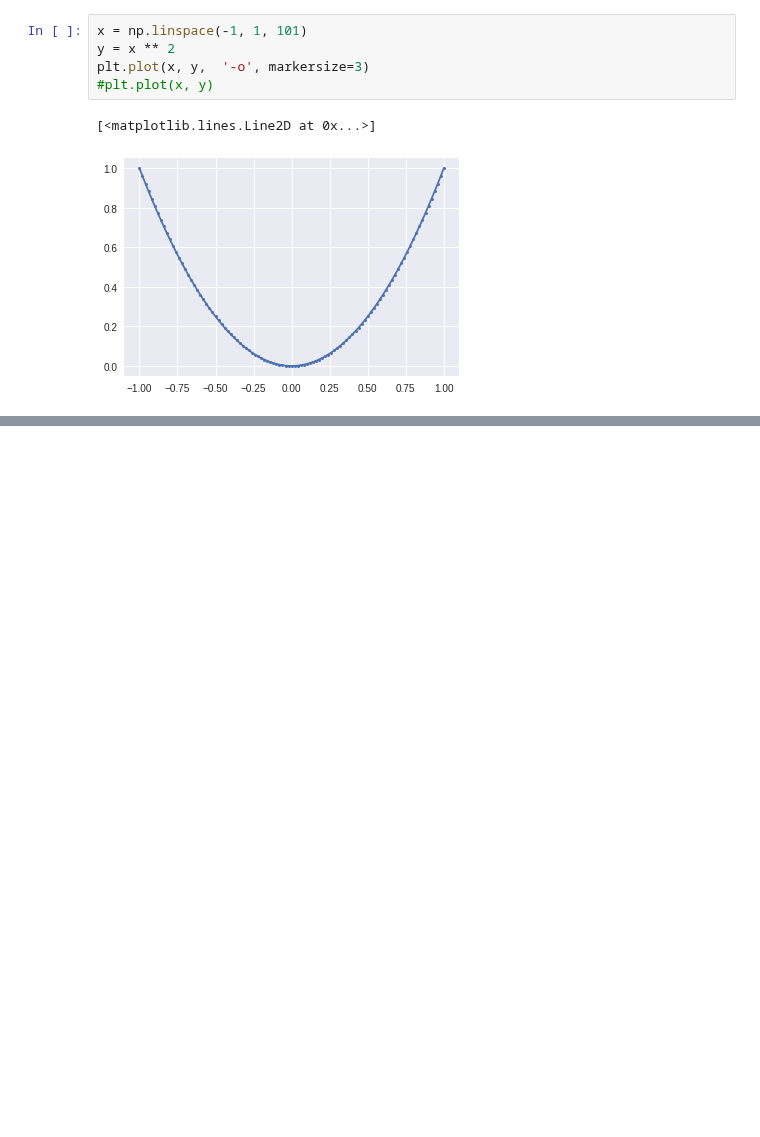
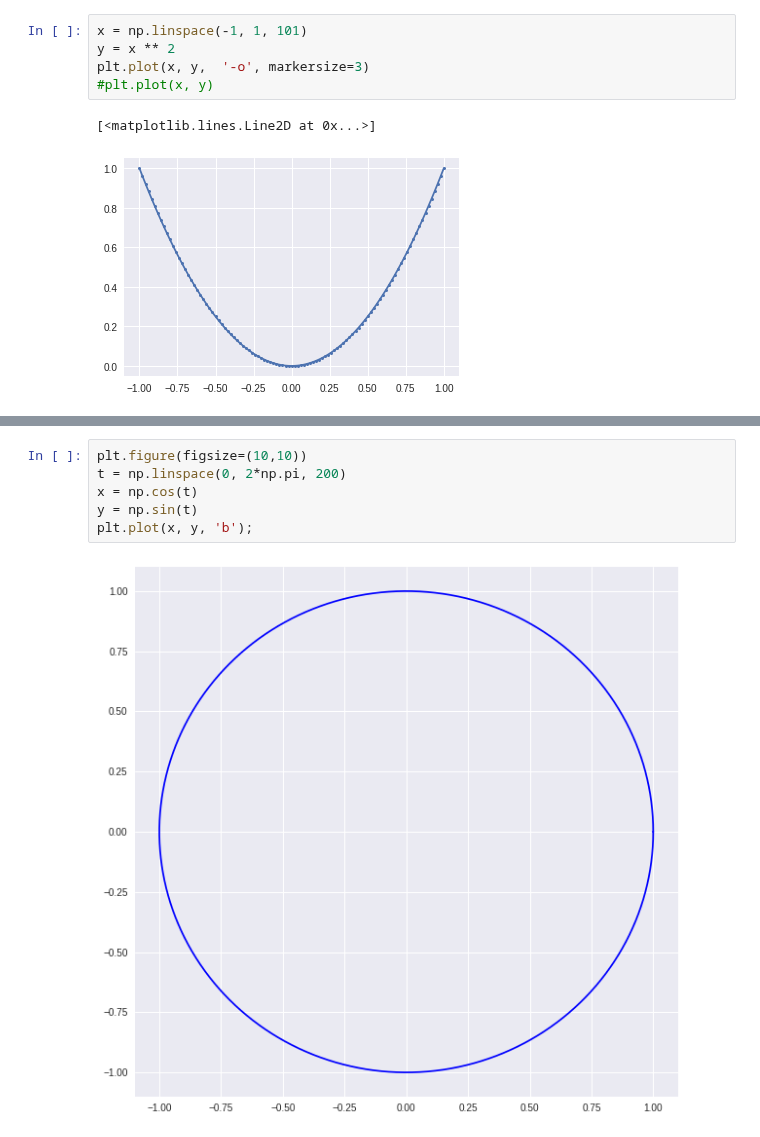
Before and after one commit to tjwei/NDHU_AM1130, a Jupyter notebook: 2018_Week06_numpy.ipynb, the cells around one changed output, grey strips where cells are left out. Drawn from its saved outputs; the diff is of its cells as text; blank space fills up the shorter version.

```diff
--- a/2018_Week06_numpy.ipynb
+++ b/2018_Week06_numpy.ipynb
@@ -177,0 +178,8 @@ plt.plot(x, y, 'b', x, -y, 'b')
+# %%
+plt.figure(figsize=(10,10))
+t = np.linspace(0, 2*np.pi, 200)
+x = np.cos(t)
+y = np.sin(t)
+plt.plot(x, y, 'b');
+# %% [output]
+[figure, added]
```
Also changed, not shown: parts of 1 cell of this notebook.
